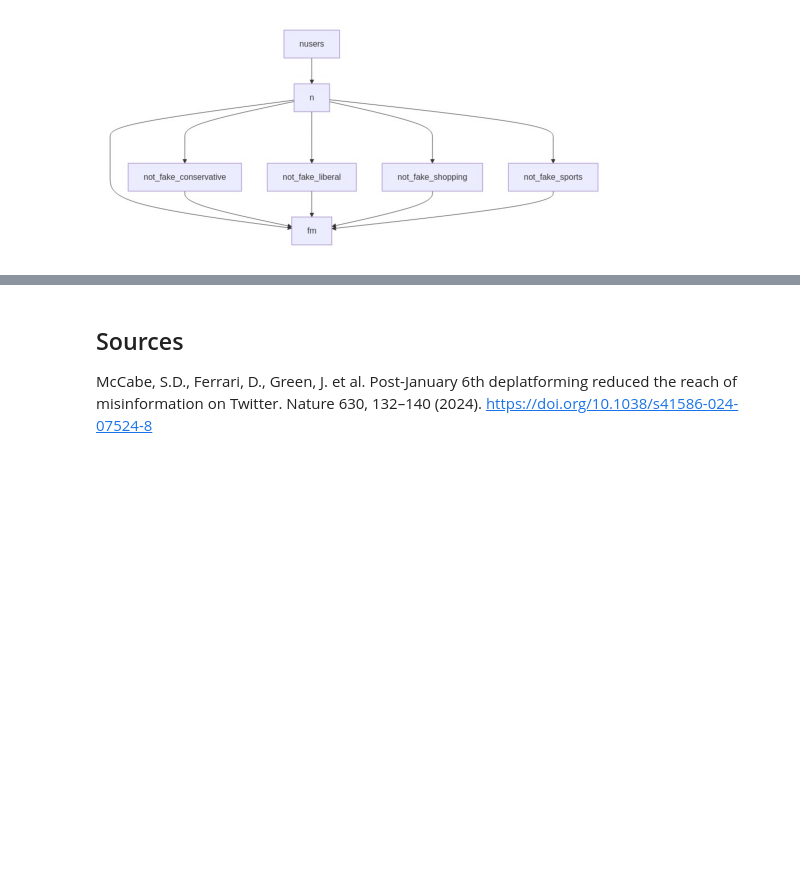
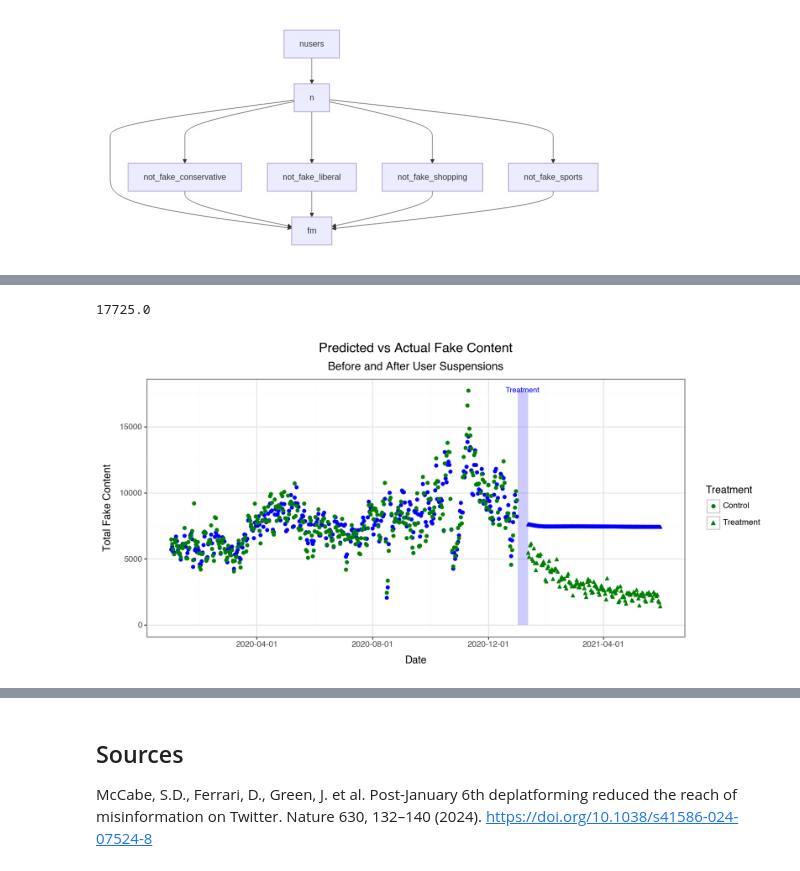
Before and after one commit to emeliasprott/twitter_user_suspension, a Jupyter notebook: cleaned-project-1.ipynb, the cells around one changed output, grey strips where cells are left out. Drawn from its saved outputs; the diff is of its cells as text; code cells hidden in the pictures; blank space fills up the shorter version.

```diff
--- a/cleaned-project-1.ipynb
+++ b/cleaned-project-1.ipynb
@@ -885,0 +1029,18 @@ KeyError: "['suspended_la_not_fake_sports_lag_1', 'suspended_ha_not_fake_sports_
+# %%
+pre_predictions = grid.predict(X)
+pre_predict_real = pd.Series(pre_predictions).to_frame().set_index(X.index)
+pre_predict_real.columns = ['predicted']
+pre_predict_real['actual'] = Y
+# %%
+comb_synth = comb_synth.reset_index(drop=True).set_index(pd.date_range('2021-01-04', periods=152))
+comb_synth['sum_fm_predicted'] = sum_fm_predicted
+# %%
+true_fm = desm.reset_index(drop=True).set_index('date').loc['2021-01-12':, 'fm'].reset_index().groupby('date').sum().rename(columns={'fm': 'actual'})
+joined = true_fm.join(comb_synth['sum_fm_predicted']).reset_index().rename({'sum_fm_predicted': 'predicted'}, axis=1)
+# %%
+full_frame = pd.concat([pre_predict_real.reset_index(), joined], axis=0)
+full_frame['treatment'] = (full_frame['date'] >= '2021-01-12').astype(bool)
+# %%
+max(full_frame['actual'])
+# %% [output]
+17725.0
@@ -885,0 +1049,14 @@ KeyError: "['suspended_la_not_fake_sports_lag_1', 'suspended_ha_not_fake_sports_
+# %%
+(
+    ggplot(full_frame, aes(x='date'))
+    + geom_point(aes(y='predicted', shape='treatment'), color='blue')
+    + geom_point(aes(y='actual', shape='treatment'), color='green')
+    + theme_bw()
+    + scale_shape_discrete(name='Treatment', labels=['Control', 'Treatment'])
+    + labs(title='Predicted vs Actual Fake Content', subtitle='Before and After User Suspensions', x='Date', y='Total Fake Content')
+    + annotate("rect", xmin=date(2021, 1, 1), xmax=date(2021, 1, 12), ymin=0, ymax=17725, alpha=0.2, fill='blue')
+    + annotate("text", x=date(2021, 1, 6), y=17727, label="Treatment", color='blue', size=8)
+    + theme(figure_size=(10, 5), plot_title=element_text(size=14, hjust=0.5), plot_subtitle=element_text(size=12, hjust=0.5, face='italic'))
+)
+# %% [output]
+[figure, added]
```
Also changed, not shown: parts of 41 cells of this notebook, 4 other files.
